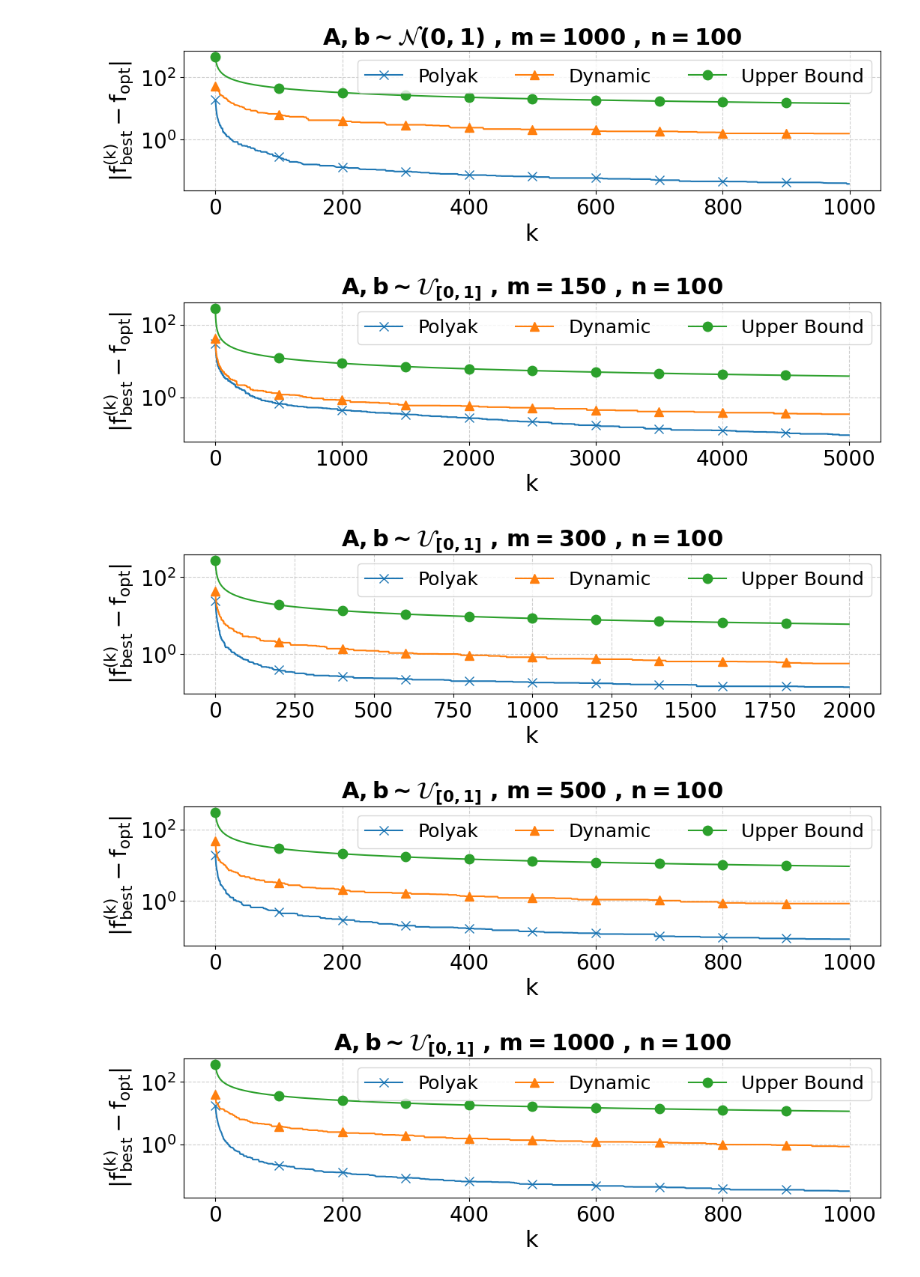
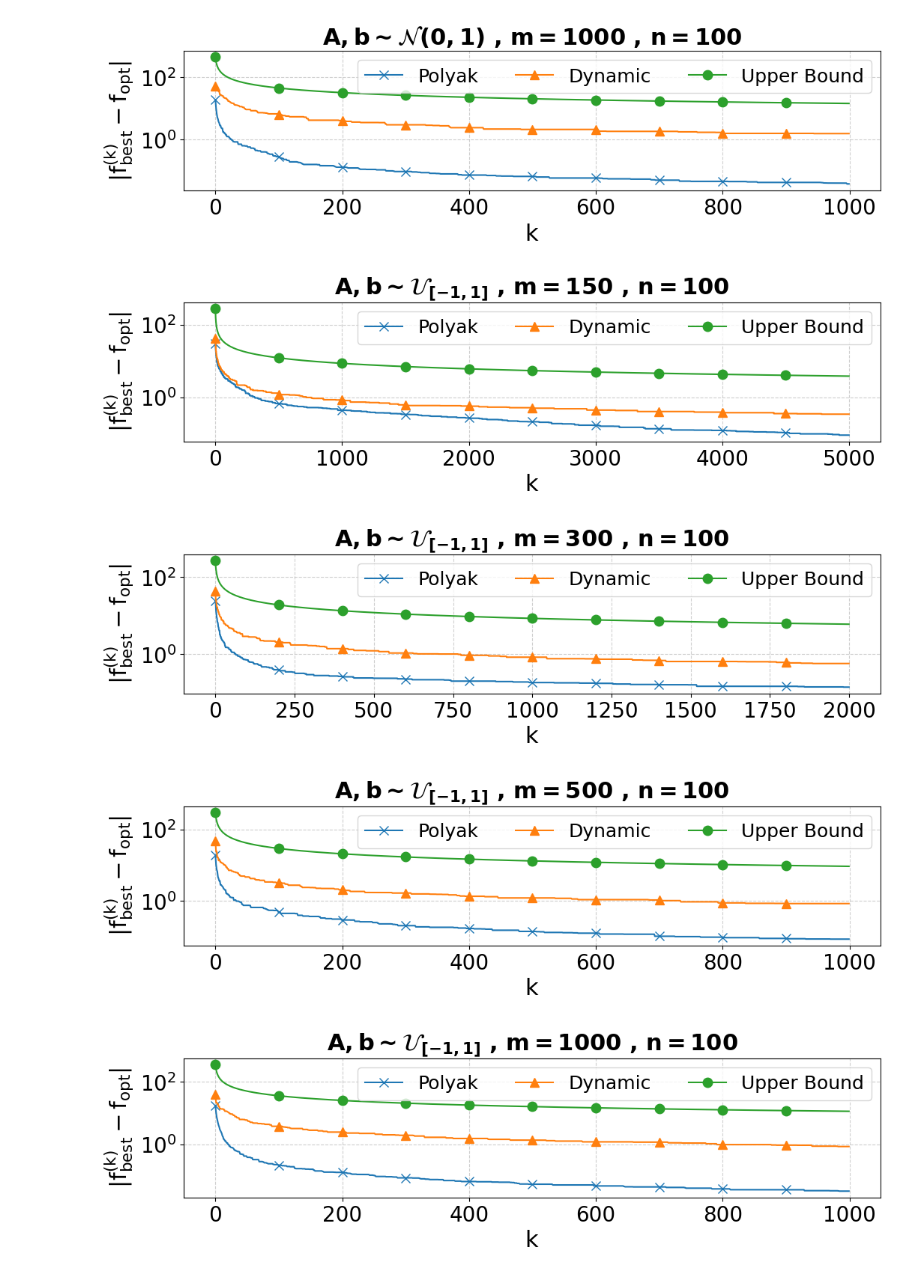
Before and after one commit to miketheologitis/Special-Topics-Convex-Optimization, a Jupyter notebook: notebooks/2.5 - Matrix min l1.ipynb, the cells around one changed output. Cells and saved outputs as stored; diff of their text form; code cells hidden in the pictures.

```diff
--- a/notebooks/2.5 - Matrix min l1.ipynb
+++ b/notebooks/2.5 - Matrix min l1.ipynb
@@ -145,7 +145,7 @@ for m, n in [[150, 100], [300, 100], [500, 100], [1000, 100]]:
     plt.figure(figsize=(12, 3))
 
     plt.plot(range(len(dynamic_diffs_n)), dynamic_diffs_n, label='$A, b \\sim \\mathcal{N}(0, 1)$')#, marker='^', ms=9, markevery=markevery)
-    plt.plot(range(len(dynamic_diffs_u)), dynamic_diffs_u, label='$A, b \\sim \\mathcal{U}_{[0, 1]}$')#, marker='^', ms=9, markevery=markevery)
+    plt.plot(range(len(dynamic_diffs_u)), dynamic_diffs_u, label='$A, b \\sim \\mathcal{U}_{[-1, 1]}$')#, marker='^', ms=9, markevery=markevery)
 
     plt.grid(True, linestyle='--', alpha=0.6)
 
@@ -194,7 +194,7 @@ for m, n in [[150, 100], [300, 100], [500, 100], [1000, 100]]:
     plt.figure(figsize=(12, 3))
 
     plt.plot(range(len(polyak_diffs_n)), polyak_diffs_n, label='$A, b \\sim \\mathcal{N}(0, 1)$')#, marker='^', ms=9, markevery=markevery)
-    plt.plot(range(len(polyak_diffs_u)), polyak_diffs_u, label='$A, b \\sim \\mathcal{U}_{[0, 1]}$')#, marker='^', ms=9, markevery=markevery)
+    plt.plot(range(len(polyak_diffs_u)), polyak_diffs_u, label='$A, b \\sim \\mathcal{U}_{[-1, 1]}$')#, marker='^', ms=9, markevery=markevery)
 
     plt.grid(True, linestyle='--', alpha=0.6)
 
@@ -227,2 +224,0 @@ max_k = 10
-# %%
-L_f = sqrt( m * max(np.linalg.eigvals(A.T @ A)))
@@ -234,7 +225,3 @@ array([1.        , 1.41421356, 1.73205081, 2.        , 2.23606798,
-# %%
-L_f = sqrt( m * max(np.linalg.eigvals(A.T @ A)))
-dist = np.linalg.norm(np.zeros(n) - x_star)
-bound = L_f * dist / np.sqrt(np.arange(max_k) + 1)
 # %%
 m, n = 300, 100
 max_k = 100
@@ -304,35 +291,35 @@ for m, n, max_k in [[150, 100, 5000], [300, 100, 2000], [500, 100, 1000], [1000,
     #polyak_diffs = subgrad_descent(A, b, 'polyak', f_opt, max_k=max_k)
 
     pdf = PdfPages(f'plots/2.5_vs_U_{m}_{n}.pdf')
     plt.figure(figsize=(12, 3))
 
     markevery=len(polyak_diffs)//10
     plt.plot(range(len(polyak_diffs)), polyak_diffs, label='Polyak', marker='x', ms=9, markevery=markevery)
     plt.plot(range(len(dynamic_diffs)), dynamic_diffs, label='Dynamic', marker='^', ms=9, markevery=markevery)
     plt.plot(range(len(dynamic_diffs)), bound, label='Upper Bound', marker='o', ms=9, markevery=markevery)
 
     plt.grid(True, linestyle='--', alpha=0.6)
 
     plt.legend(ncols=3)
 
     # Label the axes
     plt.xlabel('$k$')
     plt.ylabel('$|f^{(k)}_{best} - f_{opt}|$')
 
     #plt.xscale('log')
     plt.yscale('log')
 
-    d = '$A, b \\sim \\mathcal{U}_{[0, 1]}$'
+    d = '$A, b \\sim \\mathcal{U}_{[-1, 1]}$'
     plt.title(f"{d} , $m = {m}$ , $n = {n}$")
 
     plt.subplots_adjust(bottom=0.23, top=0.85)
 
     pdf.savefig(plt.gcf()) # Save the current figure
     plt.show()
     plt.close()
     pdf.close()
 # %% [output]
-[figure, old version]
+[figure, new version]
-[figure, old version]
+[figure, new version]
-[figure, old version]
+[figure, new version]
-[figure, old version]
+[figure, new version]
```
Also changed, not shown: parts of 17 cells of this notebook, 16 other files.
